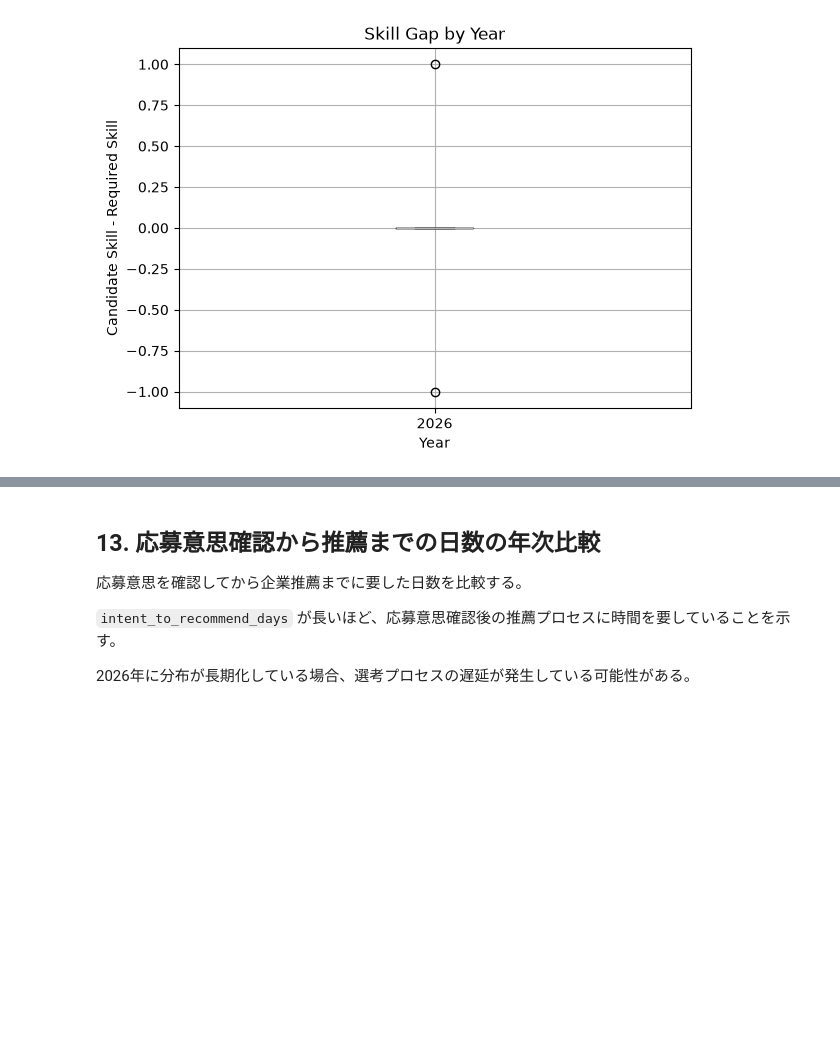
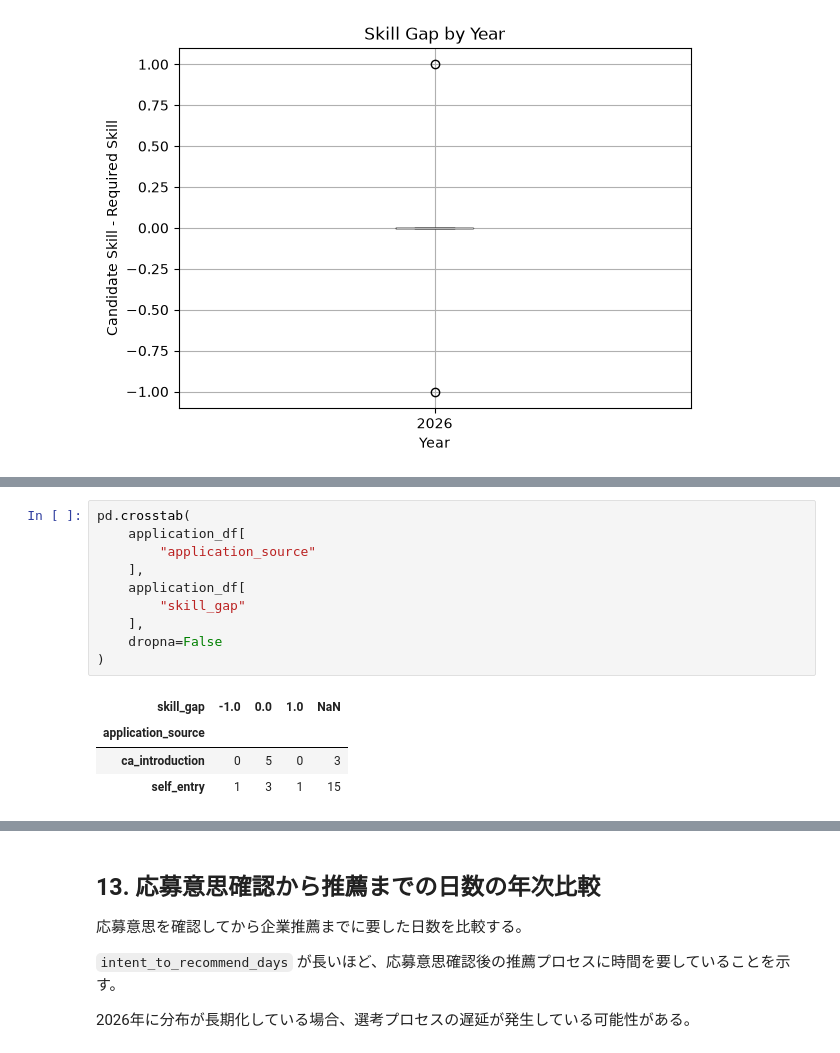
Before and after one commit to k-tomoe/recruitment-analytics-portfolio, a Jupyter notebook: notebooks/01_eda.ipynb, the cells around one changed output, grey strips where cells are left out. Drawn from its saved outputs; the diff is of its cells as text; blank space fills up the shorter version.

```diff
--- a/notebooks/01_eda.ipynb
+++ b/notebooks/01_eda.ipynb
@@ -627,0 +731,15 @@ plt.show()
+# %%
+pd.crosstab(
+    application_df[
+        "application_source"
+    ],
+    application_df[
+        "skill_gap"
+    ],
+    dropna=False
+)
+# %% [output]
+| skill_gap | -1.0 | 0.0 | 1.0 | NaN |
+| application_source |  |  |  |  |
+| ca_introduction | 0 | 5 | 0 | 3 |
+| self_entry | 1 | 3 | 1 | 15 |
```
Also changed, not shown: parts of 10 cells of this notebook.
